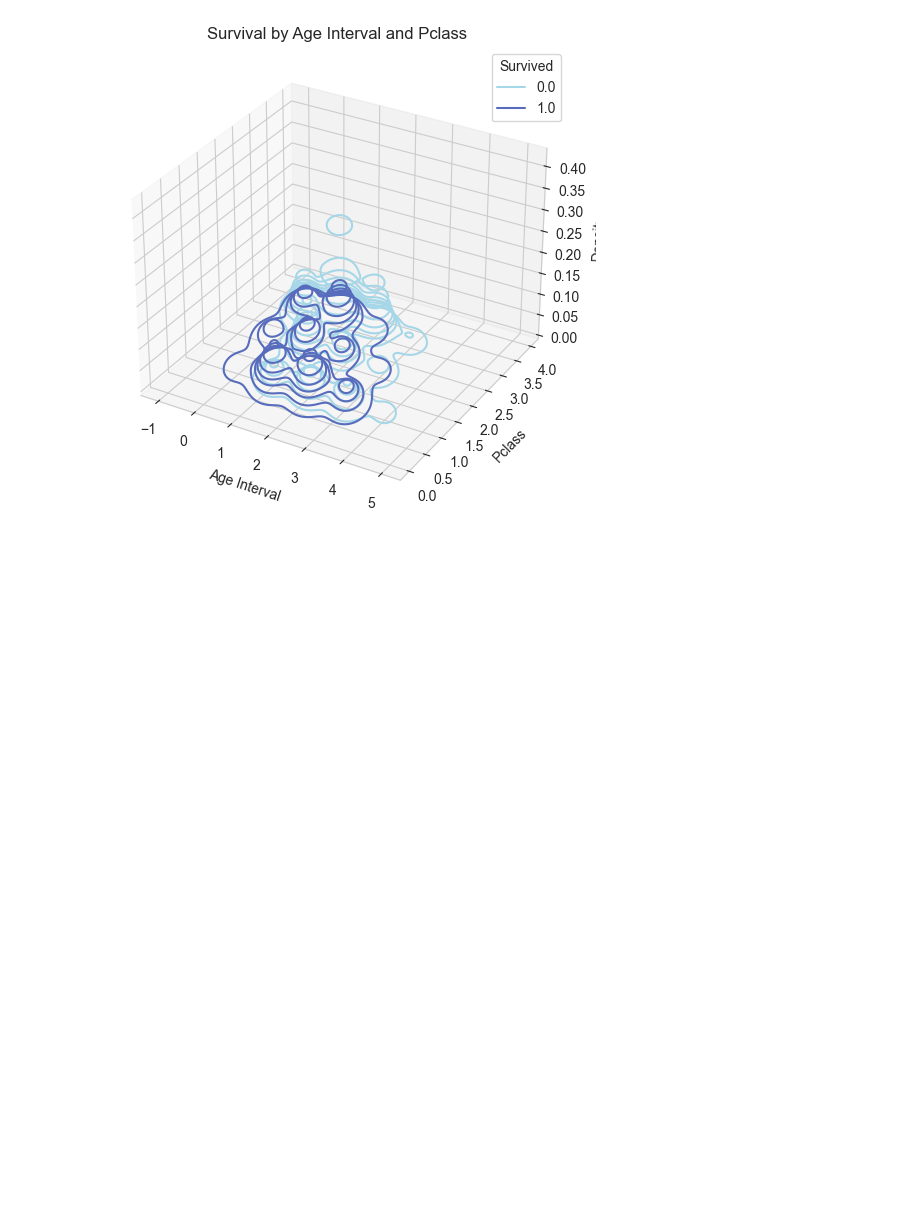
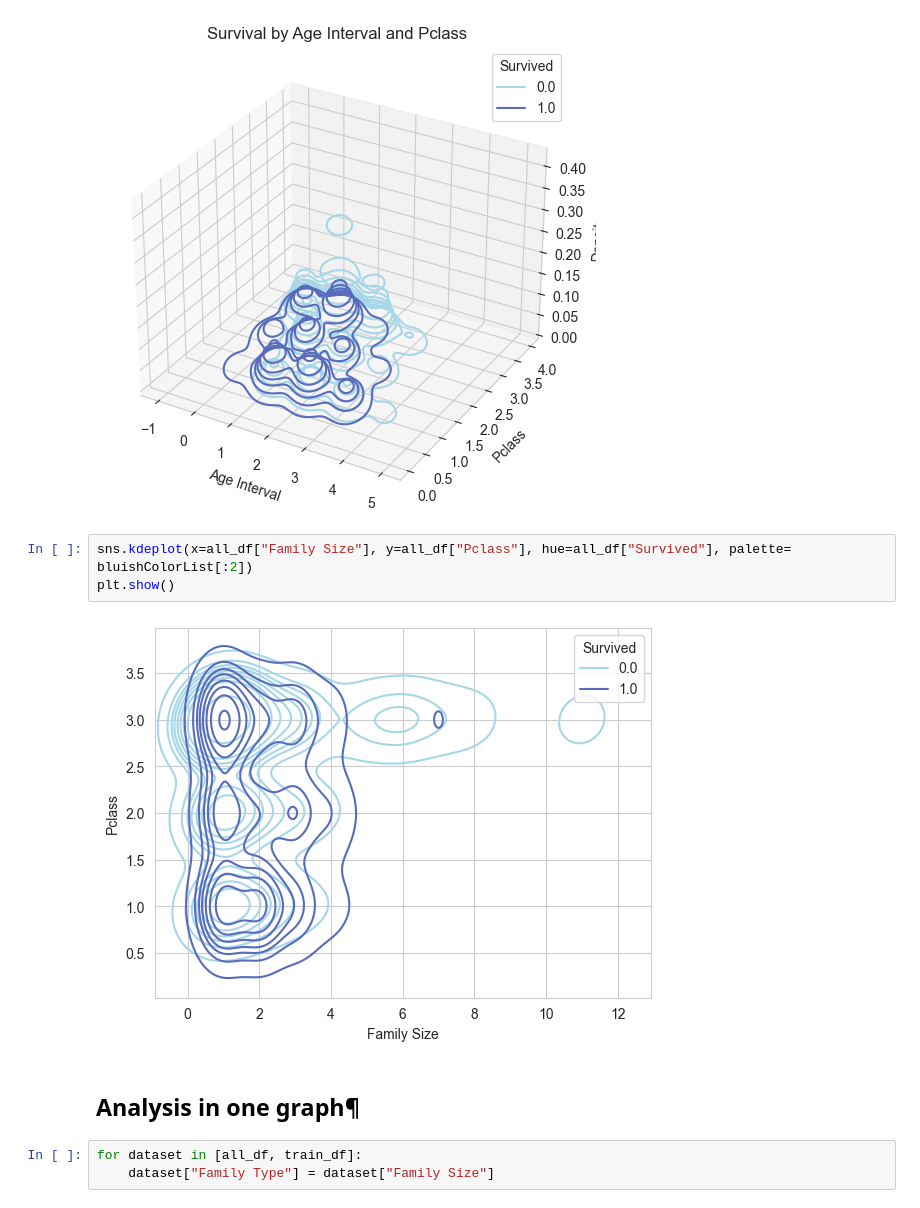
Before and after one commit to powernusa/titanic-eda, a Jupyter notebook: titanic_eda.ipynb, the cells around one changed output. Drawn from its saved outputs; the diff is of its cells as text; blank space fills up the shorter version.

Commit message:
feat: Analysis in on graph

```diff
--- a/titanic_eda.ipynb
+++ b/titanic_eda.ipynb
@@ -992,3 +992,13 @@ plot_count_distrib_pairs(all_df, "Family Size", "Pclass", "Survival by Family Si
 plot_count_distrib_pairs(all_df, "Age Interval", "Pclass", "Survival by Age Interval and Pclass")
 # %% [output]
 [figure]
+# %%
+sns.kdeplot(x=all_df["Family Size"], y=all_df["Pclass"], hue=all_df["Survived"], palette= bluishColorList[:2])
+plt.show()
+# %% [output]
+[figure, added]
+# %% [markdown]
+## Analysis in one graph¶
+# %%
+for dataset in [all_df, train_df]:
+    dataset["Family Type"] = dataset["Family Size"]
```
Also changed, not shown: parts of 8 cells of this notebook.
